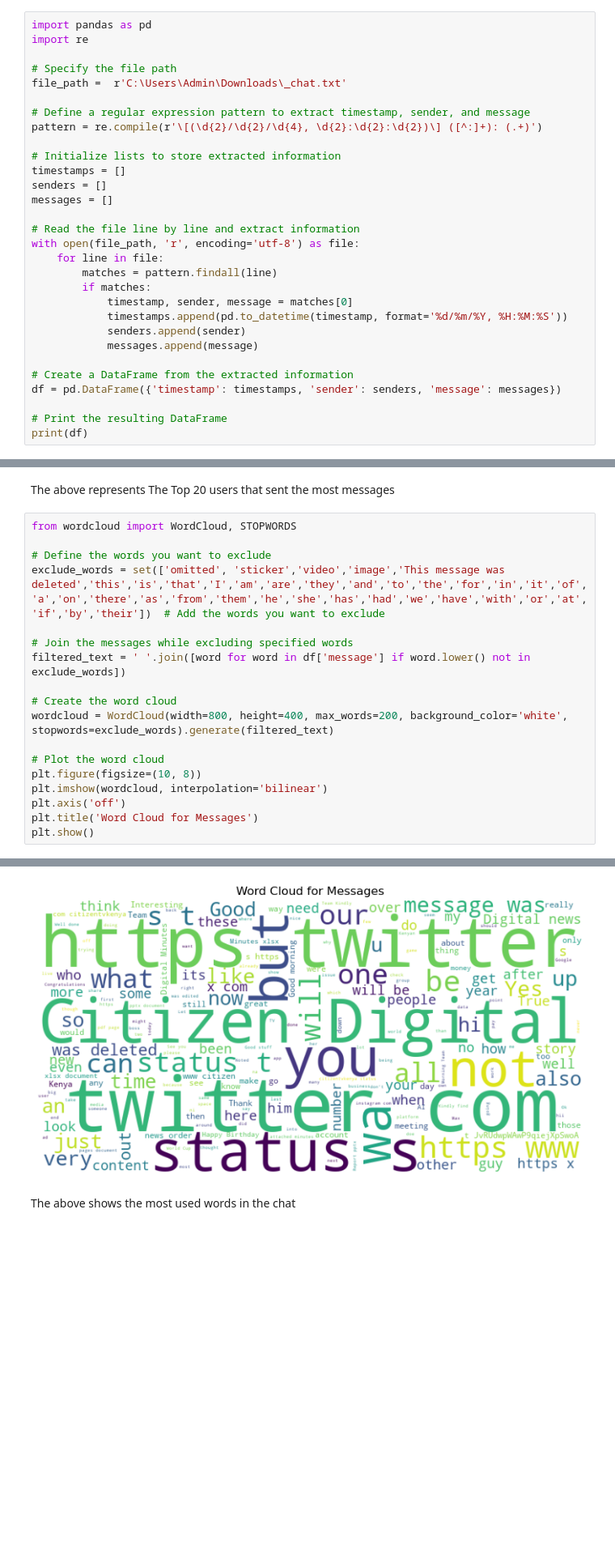
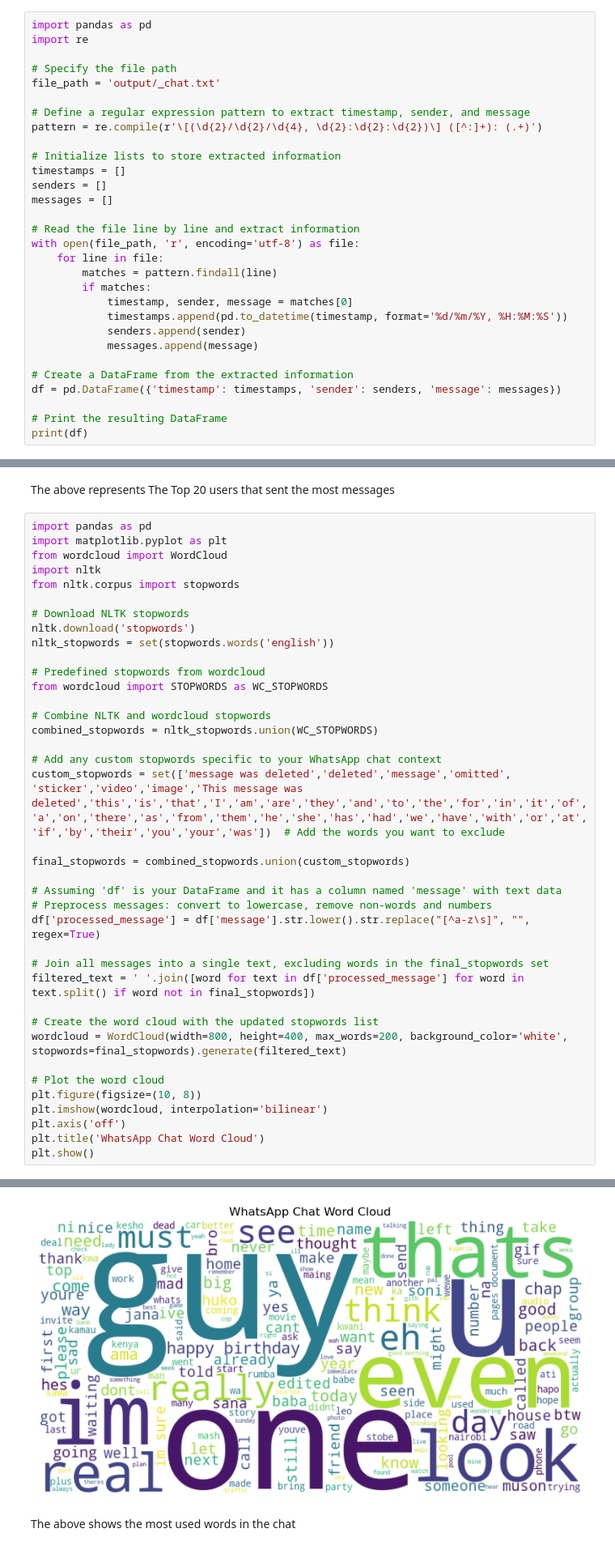
Before and after one commit to Eric-MK/chat_analysis, a Jupyter notebook: Chat Project.ipynb, the cells around one changed output, grey strips where cells are left out. Shown at 81% size. Drawn from its saved outputs; the diff is of its cells as text; blank space fills up the shorter version.

Commit message:
updated code removed some normal words for word cloud

```diff
--- a/Chat Project.ipynb
+++ b/Chat Project.ipynb
@@ -13,7 +13,7 @@ import pandas as pd
 import re
 
 # Specify the file path
-file_path =  r'C:\Users\Admin\Downloads\_chat.txt'
+file_path = 'output/_chat.txt'
 
 # Define a regular expression pattern to extract timestamp, sender, and message
 pattern = re.compile(r'\[(\d{2}/\d{2}/\d{4}, \d{2}:\d{2}:\d{2})\] ([^:]+): (.+)')
@@ -109,21 +109,41 @@ plt.show()
 # %% [markdown]
 The above represents The Top 20 users that sent the most messages
 # %%
-from wordcloud import WordCloud, STOPWORDS
+import pandas as pd
+import matplotlib.pyplot as plt
+from wordcloud import WordCloud
+import nltk
+from nltk.corpus import stopwords
 
-# Define the words you want to exclude
-exclude_words = set(['omitted', 'sticker','video','image','This message was deleted','this','is','that','I','am','are','they','and','to','the','for','in','it','of','a','on','there','as','from','them','he','she','has','had','we','have','with','or','at','if','by','their'])  # Add the words you want to exclude
+# Download NLTK stopwords
+nltk.download('stopwords')
+nltk_stopwords = set(stopwords.words('english'))
 
-# Join the messages while excluding specified words
-filtered_text = ' '.join([word for word in df['message'] if word.lower() not in exclude_words])
+# Predefined stopwords from wordcloud
+from wordcloud import STOPWORDS as WC_STOPWORDS
 
-# Create the word cloud
-wordcloud = WordCloud(width=800, height=400, max_words=200, background_color='white', stopwords=exclude_words).generate(filtered_text)
+# Combine NLTK and wordcloud stopwords
+combined_stopwords = nltk_stopwords.union(WC_STOPWORDS)
+
+# Add any custom stopwords specific to your WhatsApp chat context
+custom_stopwords = set(['message was deleted','deleted','message','omitted', 'sticker','video','image','This message was deleted','this','is','that','I','am','are','they','and','to','the','for','in','it','of','a','on','there','as','from','them','he','she','has','had','we','have','with','or','at','if','by','their','you','your','was'])  # Add the words you want to exclude
+
+final_stopwords = combined_stopwords.union(custom_stopwords)
+
+# Assuming 'df' is your DataFrame and it has a column named 'message' with text data
+# Preprocess messages: convert to lowercase, remove non-words and numbers
+df['processed_message'] = df['message'].str.lower().str.replace("[^a-z\s]", "", regex=True)
+
+# Join all messages into a single text, excluding words in the final_stopwords set
+filtered_text = ' '.join([word for text in df['processed_message'] for word in text.split() if word not in final_stopwords])
+
+# Create the word cloud with the updated stopwords list
+wordcloud = WordCloud(width=800, height=400, max_words=200, background_color='white', stopwords=final_stopwords).generate(filtered_text)
 
 # Plot the word cloud
 plt.figure(figsize=(10, 8))
 plt.imshow(wordcloud, interpolation='bilinear')
 plt.axis('off')
-plt.title('Word Cloud for Messages')
+plt.title('WhatsApp Chat Word Cloud')
 plt.show()
 # %% [output]
@@ -130,4 +153,4 @@ plt.show()
-[figure, old version]
+[figure, new version]
 # %% [markdown]
 The above shows the most used words in the chat
 # %%
```
Also changed, not shown: parts of 12 cells of this notebook.
